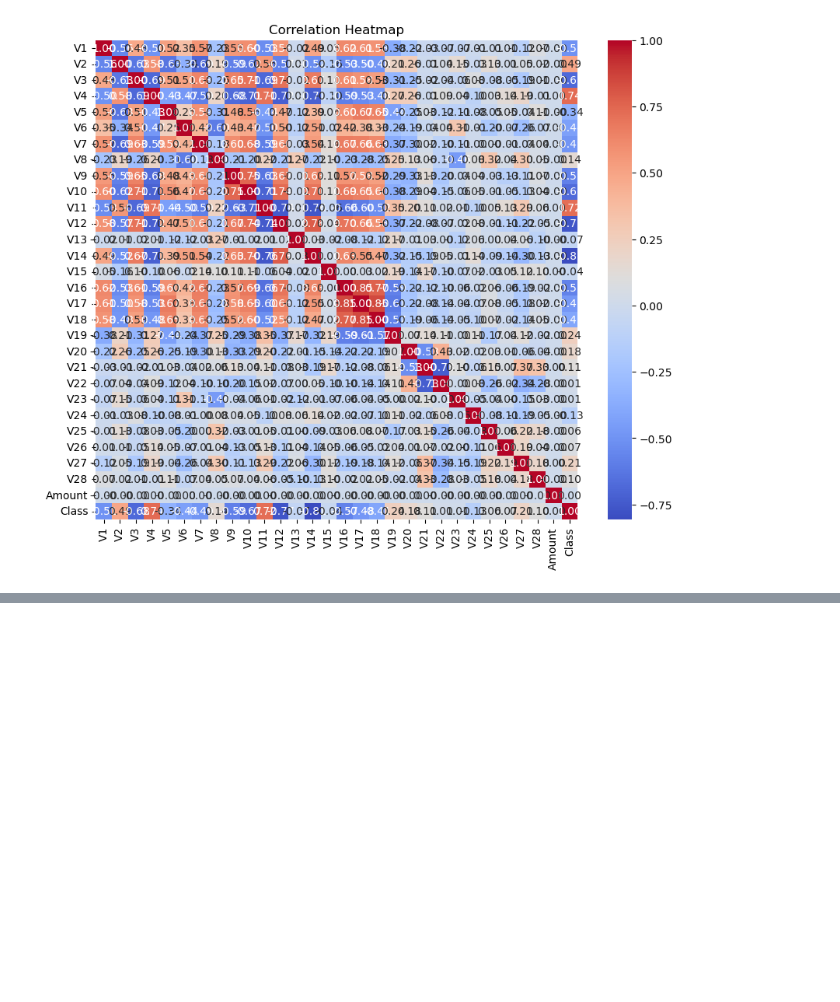
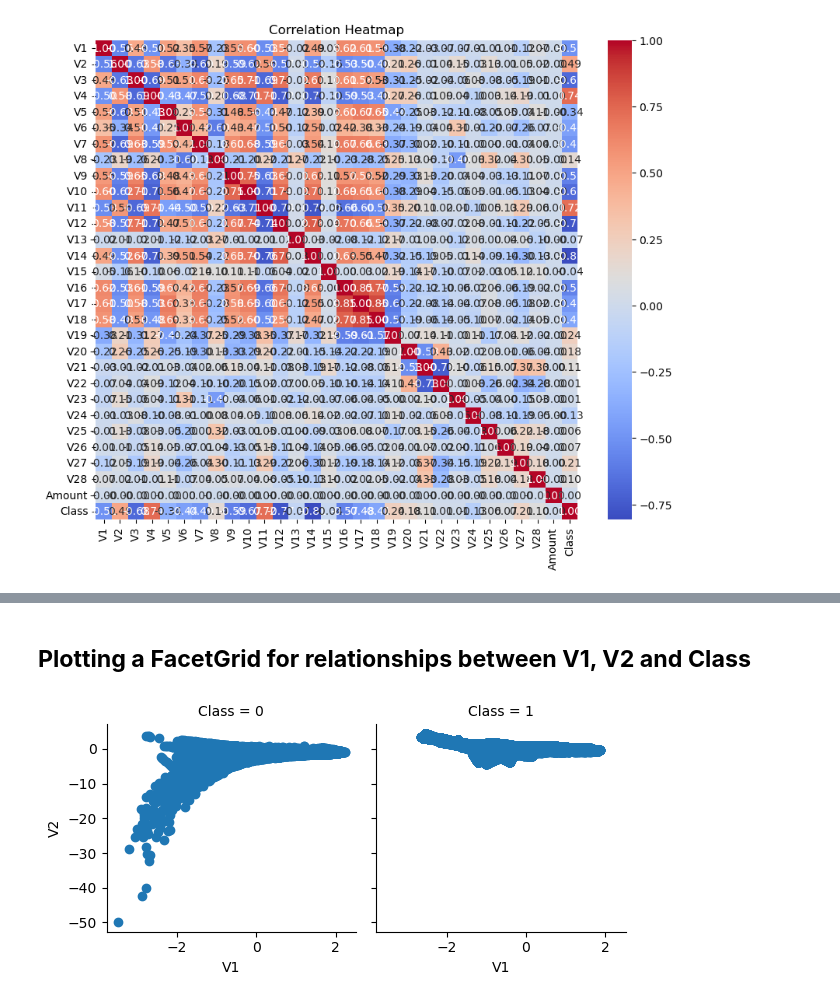
Before and after one commit to jjence/IntroToAI-Group7, a Jupyter notebook: CreditCardFraud.ipynb, the cells around one changed output, grey strips where cells are left out. Cells and saved outputs as stored; diff of their text form; code cells hidden in the pictures; blank space fills up the shorter version.

```diff
--- a/CreditCardFraud.ipynb
+++ b/CreditCardFraud.ipynb
@@ -130,0 +163,9 @@ This is a test
+# %% [markdown]
+## **Plotting a FacetGrid for relationships between V1, V2 and Class**
+# %%
+g = sns.FacetGrid(data, col="Class")
+g.map(plt.scatter, "V1", "V2")
+g.add_legend()
+plt.show()
+# %% [output]
+[figure, added]
```
Also changed, not shown: parts of 27 cells of this notebook.
